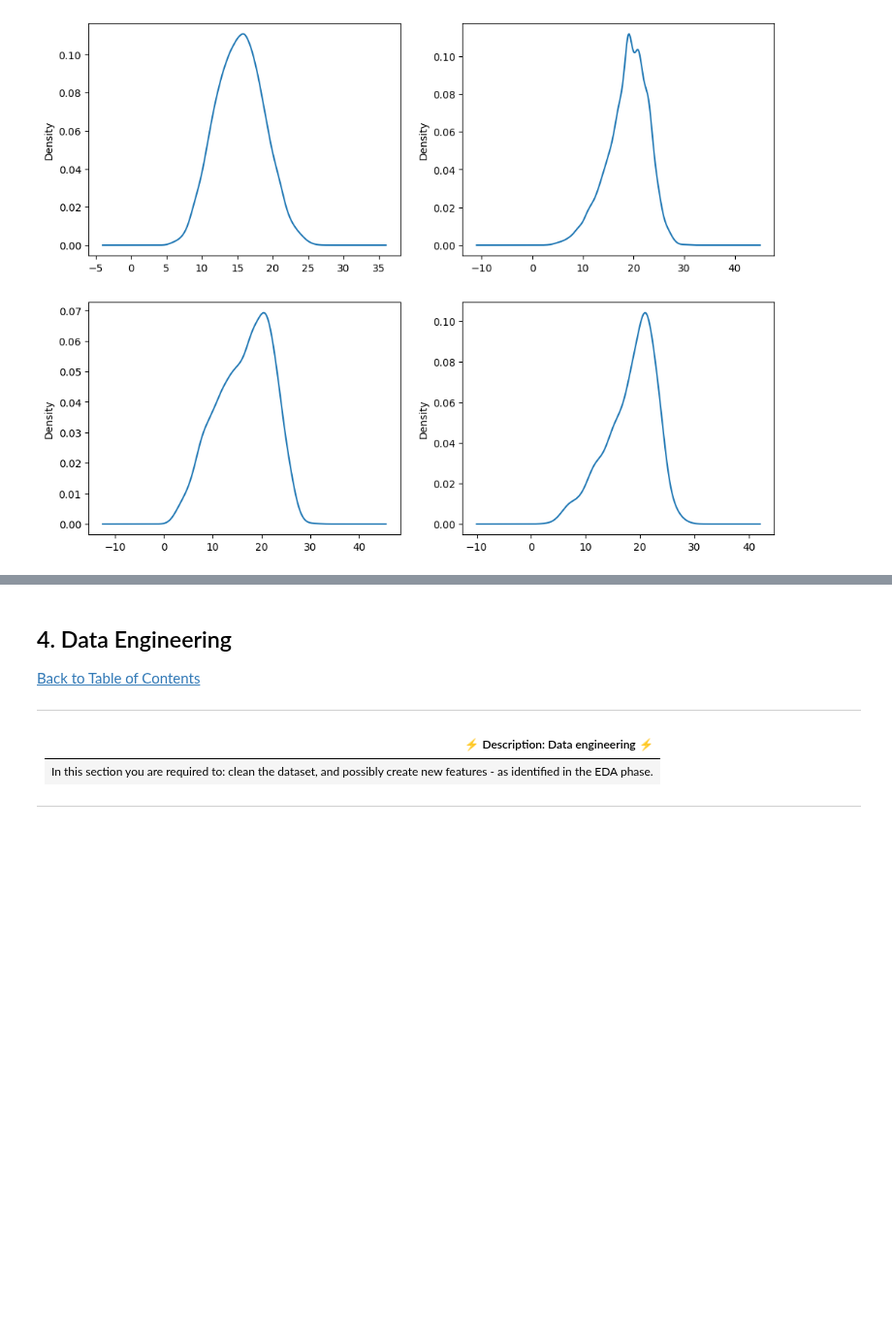
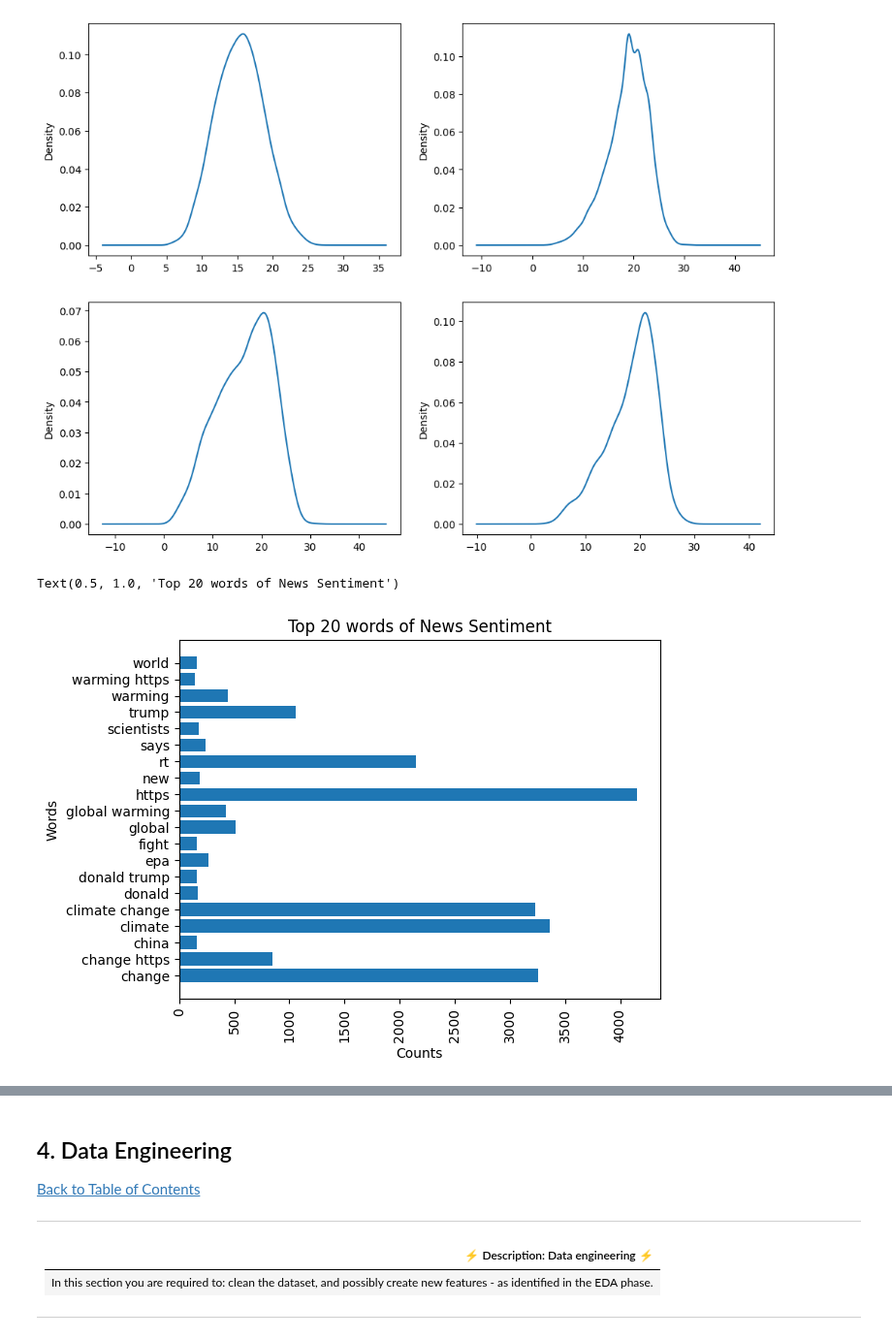
Before and after one commit to Classifix/Classifix, a Jupyter notebook: Advanced_Classification/starter-notebook.ipynb, the cells around one changed output, grey strips where cells are left out. Shown at 97% size. Drawn from its saved outputs; the diff is of its cells as text; code cells hidden in the pictures; blank space fills up the shorter version.

```diff
--- a/Advanced_Classification/starter-notebook.ipynb
+++ b/Advanced_Classification/starter-notebook.ipynb
@@ -130,3 +130,16 @@ Anti['count'].plot(kind='density', ax=ax[1,1], label='Anti')
 # %% [output]
 <Axes: ylabel='Density'>
 [figure]
+# %%
+vect_news = CountVectorizer(lowercase=True, stop_words='english', max_features=20,analyzer='word', ngram_range=(1, 2))
+News_fit=vect_news.fit_transform(News['message'].values.astype(str))
+News_Names=vect_news.get_feature_names_out()
+News_counts=News_fit.toarray().sum(axis=0)
+plt.barh(News_Names, News_counts)
+plt.xticks(rotation=90)
+plt.xlabel('Counts')
+plt.ylabel('Words')
+plt.title('Top 20 words of News Sentiment')
+# %% [output]
+Text(0.5, 1.0, 'Top 20 words of News Sentiment')
+[figure, added]
```
Also changed, not shown: parts of 4 cells of this notebook.
